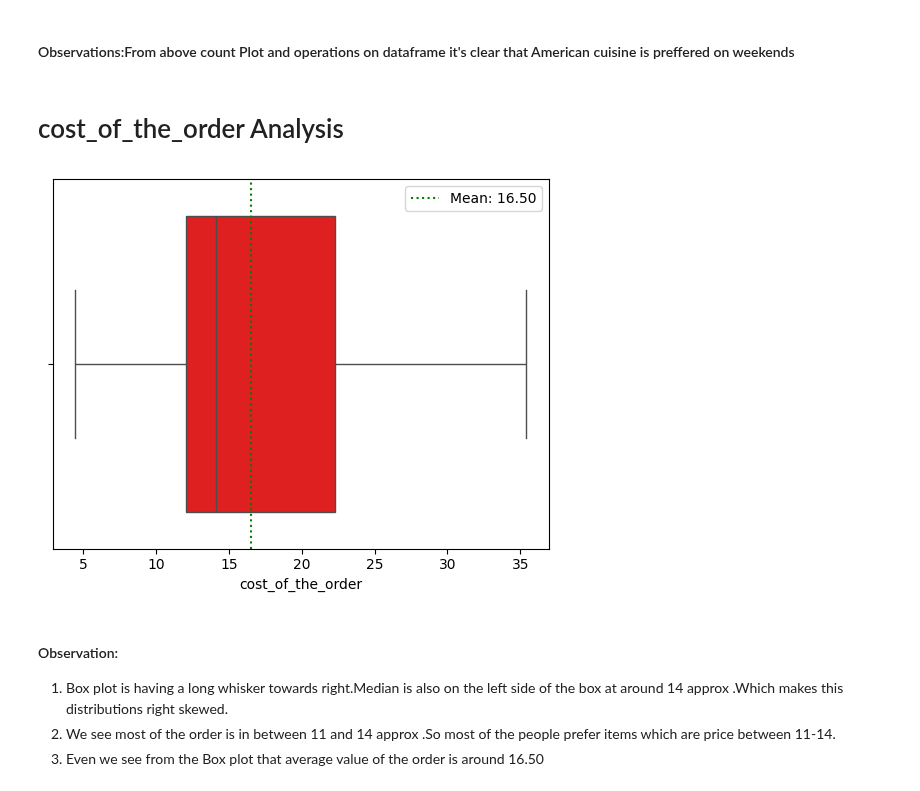
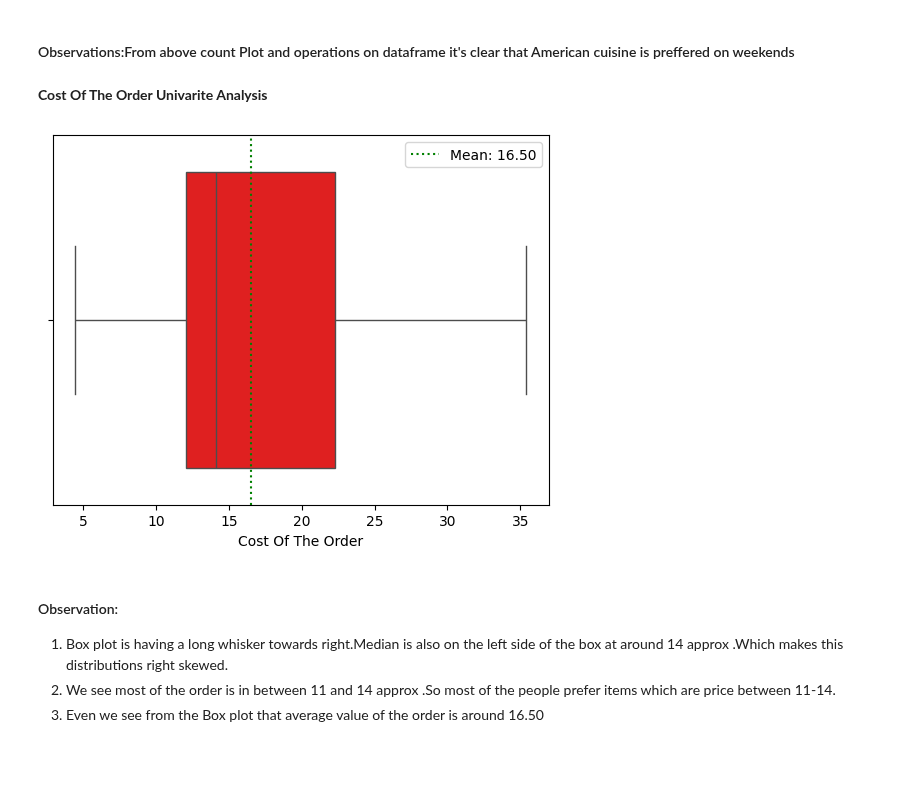
Before and after one commit to Rajesh2015/FoodHub-Data-Analysis, a Jupyter notebook: FoodHub-EDA.ipynb, the cells around one changed output. Saved outputs shown, nothing was run; the diff lists cells and outputs as text; code cells hidden in the pictures; blank space fills up the shorter version.

Commit message:
Finished univariate analysis

```diff
--- a/FoodHub-EDA.ipynb
+++ b/FoodHub-EDA.ipynb
@@ -241,4 +241,12 @@ def drawcountPlot(df,x,n,xlabel,ylabel,title,isTop,hue=None):
   plt.title(title)
   anotate_chart(plt,ax)
   return plt
+# %%
+def draw_box_plot_with_legend(df,x,xlabel):
+  mean_value=food_df[x].mean()
+  sns.boxplot(data=food_df,x=x,color='red')
+  plt.xlabel(xlabel)
+  plt.axvline(mean_value, color='green', linestyle=':', label=f'Mean: {mean_value:.2f}')
+  plt.legend()
+  return plt
 # %% [markdown]
@@ -417,16 +425,13 @@ plt.show()
 #### Observations:On weekdays and weekends we see American cuisine is having highest order followed by Japanese and Italian.So our previous inference that more users prefer ordering American cuisine is still holding true irrespective of days.
 # %% [markdown]
 #### Observations:From above count Plot and operations on dataframe it's clear that American cuisine is preffered on weekends
-# %% [markdown]
-# cost_of_the_order Analysis
-# %%
-mean_value=food_df.cost_of_the_order.mean()
-sns.boxplot(data=food_df,x='cost_of_the_order',color='red');
-plt.axvline(mean_value, color='green', linestyle=':', label=f'Mean: {mean_value:.2f}')
-plt.legend()
-plt.show()
-# %% [output]
-[figure, removed]
+# %% [markdown]
+**Cost Of The Order Univarite Analysis**
+# %%
+plt=draw_box_plot_with_legend(df=food_df,x='cost_of_the_order',xlabel='Cost Of The Order')
+plt.show()
+# %% [output]
+[figure, added]
 # %% [markdown]
 #### Observation:
 1. Box plot is having a long whisker towards right.Median is also on the left side of the box at around 14 approx .Which makes this distributions right skewed.
```
Also changed, not shown: parts of 34 cells of this notebook.
